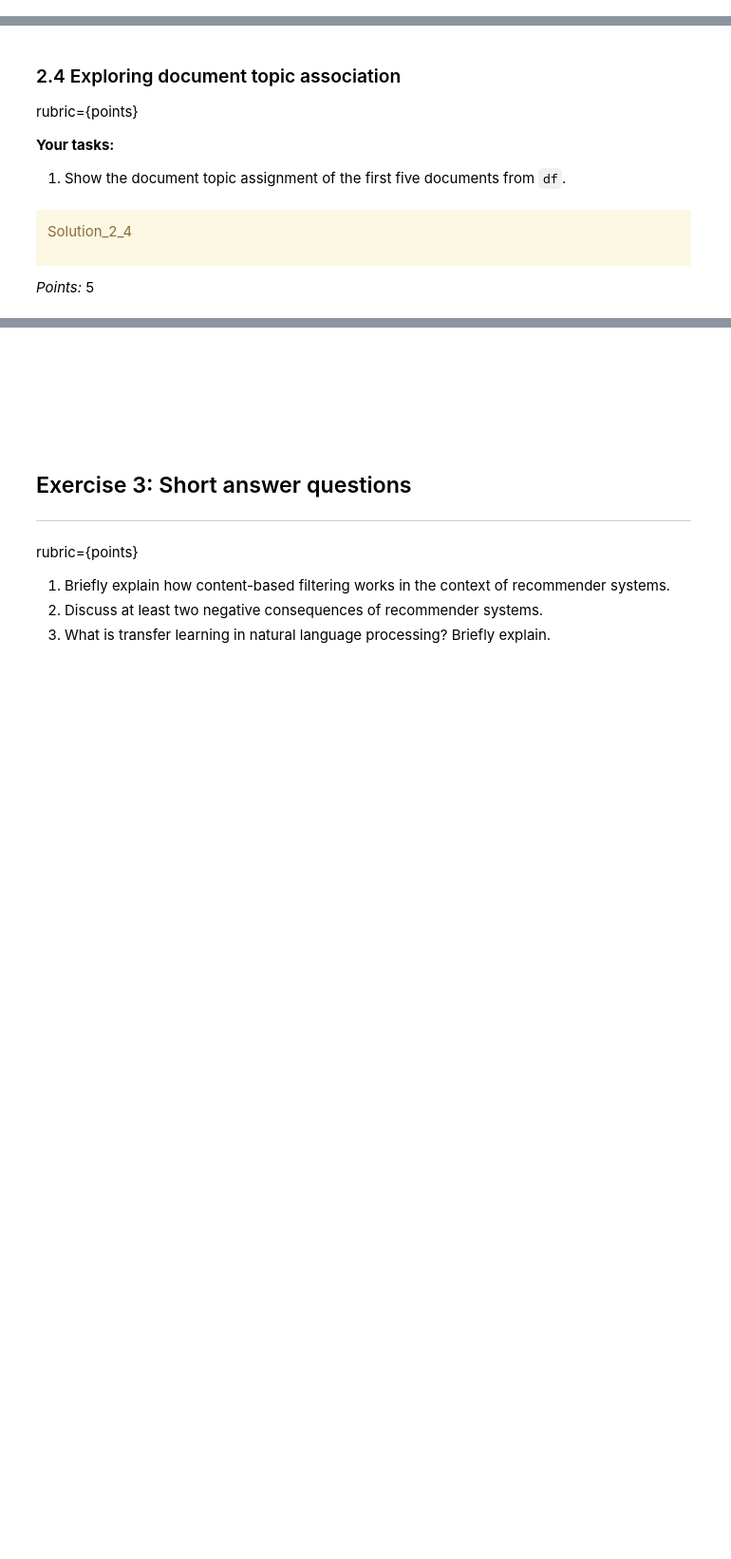
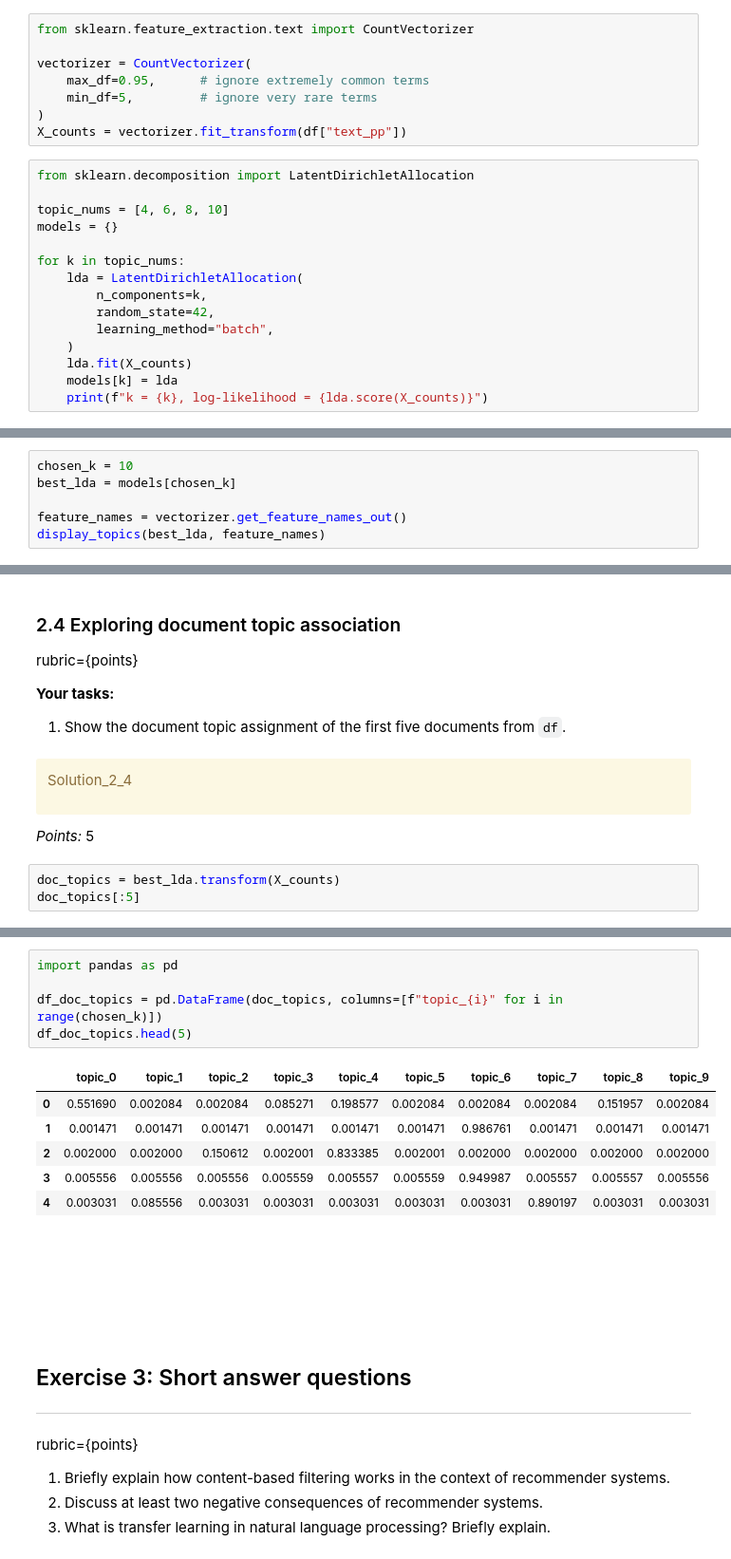
Before and after one commit to sonome-ubc/330_hw7, a Jupyter notebook: hw7.ipynb, the cells around one changed output, grey strips where cells are left out. Shown at 95% size. Cells and saved outputs as stored; diff of their text form; blank space fills up the shorter version.

```diff
--- a/hw7.ipynb
+++ b/hw7.ipynb
@@ -417,0 +581,23 @@ _Type your answer here, replacing this text._
+# %%
+from sklearn.feature_extraction.text import CountVectorizer
+
+vectorizer = CountVectorizer(
+    max_df=0.95,      # ignore extremely common terms
+    min_df=5,         # ignore very rare terms
+)
+X_counts = vectorizer.fit_transform(df["text_pp"])
+# %%
+from sklearn.decomposition import LatentDirichletAllocation
+
+topic_nums = [4, 6, 8, 10]
+models = {}
+
+for k in topic_nums:
+    lda = LatentDirichletAllocation(
+        n_components=k,
+        random_state=42,
+        learning_method="batch",
+    )
+    lda.fit(X_counts)
+    models[k] = lda
+    print(f"k = {k}, log-likelihood = {lda.score(X_counts)}")
@@ -441,0 +649,6 @@ _Type your answer here, replacing this text._
+# %%
+chosen_k = 10
+best_lda = models[chosen_k]
+
+feature_names = vectorizer.get_feature_names_out()
+display_topics(best_lda, feature_names)
@@ -459,3 +729,6 @@ Solution_2_4
 </div>
 
 _Points:_ 5
+# %%
+doc_topics = best_lda.transform(X_counts)
+doc_topics[:5]
@@ -462,3 +746,15 @@ _Points:_ 5
+# %%
+import pandas as pd
+
+df_doc_topics = pd.DataFrame(doc_topics, columns=[f"topic_{i}" for i in range(chosen_k)])
+df_doc_topics.head(5)
+# %% [output]
+|  | topic_0 | topic_1 | topic_2 | topic_3 | topic_4 | topic_5 | topic_6 | topic_7 | topic_8 | topic_9 |
+| 0 | 0.551690 | 0.002084 | 0.002084 | 0.085271 | 0.198577 | 0.002084 | 0.002084 | 0.002084 | 0.151957 | 0.002084 |
+| 1 | 0.001471 | 0.001471 | 0.001471 | 0.001471 | 0.001471 | 0.001471 | 0.986761 | 0.001471 | 0.001471 | 0.001471 |
+| 2 | 0.002000 | 0.002000 | 0.150612 | 0.002001 | 0.833385 | 0.002001 | 0.002000 | 0.002000 | 0.002000 | 0.002000 |
+| 3 | 0.005556 | 0.005556 | 0.005556 | 0.005559 | 0.005557 | 0.005559 | 0.949987 | 0.005557 | 0.005557 | 0.005556 |
+| 4 | 0.003031 | 0.085556 | 0.003031 | 0.003031 | 0.003031 | 0.003031 | 0.003031 | 0.890197 | 0.003031 | 0.003031 |
 # %% [markdown]
 <!-- END QUESTION -->
 
```
Also changed, not shown: parts of 35 cells of this notebook, 1 other file.
